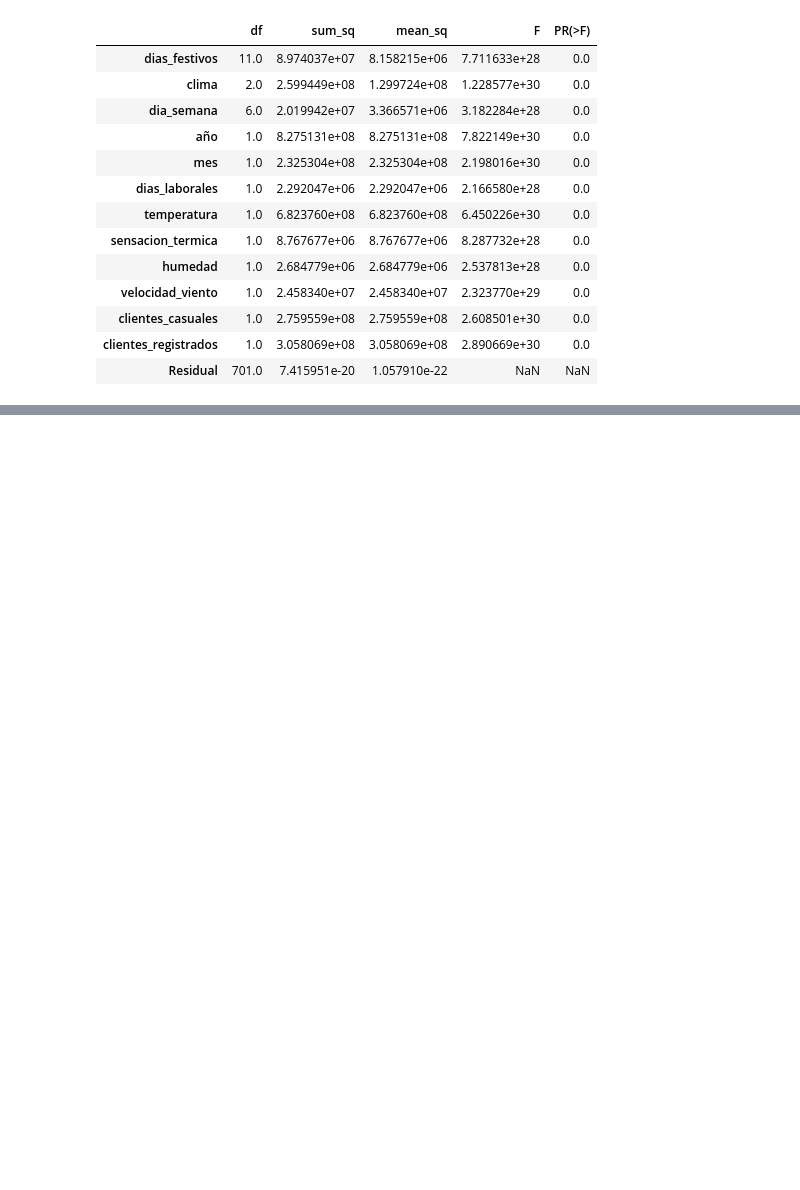
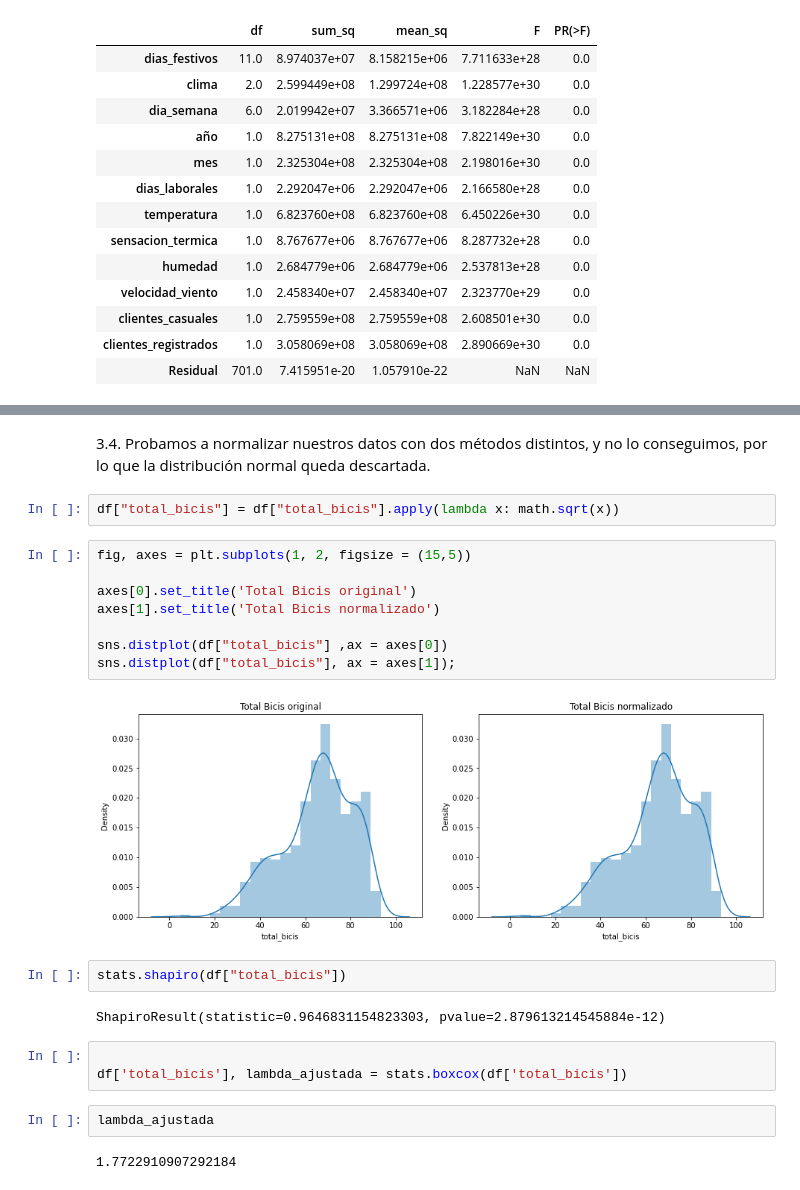
Before and after one commit to Adalab/project-da-promo-c-module-3-team-3, a Jupyter notebook: notebooks/3-EDA-Regresion.ipynb, the cells around one changed output, grey strips where cells are left out. Drawn from its saved outputs; the diff is of its cells as text; blank space fills up the shorter version.

```diff
--- a/notebooks/3-EDA-Regresion.ipynb
+++ b/notebooks/3-EDA-Regresion.ipynb
@@ -255,3 +257,28 @@ Notes:
 [1] Standard Errors assume that the covariance matrix of the errors is correctly specified.
 [2] The condition number is large, 2.89e+05. This might indicate that there are
 strong multicollinearity or other numerical problems.
+# %% [markdown]
+3.4. Probamos a normalizar nuestros datos con dos métodos distintos, y no lo conseguimos, por lo que la distribución normal queda descartada.
+# %%
+df["total_bicis"] = df["total_bicis"].apply(lambda x: math.sqrt(x))
+# %%
+fig, axes = plt.subplots(1, 2, figsize = (15,5))
+
+axes[0].set_title('Total Bicis original')
+axes[1].set_title('Total Bicis normalizado')
+
+sns.distplot(df["total_bicis"] ,ax = axes[0])
+sns.distplot(df["total_bicis"], ax = axes[1]);
+# %% [output]
+[figure, added]
+# %%
+stats.shapiro(df["total_bicis"])
+# %% [output]
+ShapiroResult(statistic=0.9646831154823303, pvalue=2.879613214545884e-12)
+# %%
+
+df['total_bicis'], lambda_ajustada = stats.boxcox(df['total_bicis'])
+# %%
+lambda_ajustada
+# %% [output]
+1.7722910907292184
```
Also changed, not shown: parts of 15 cells of this notebook, 5 other files.
